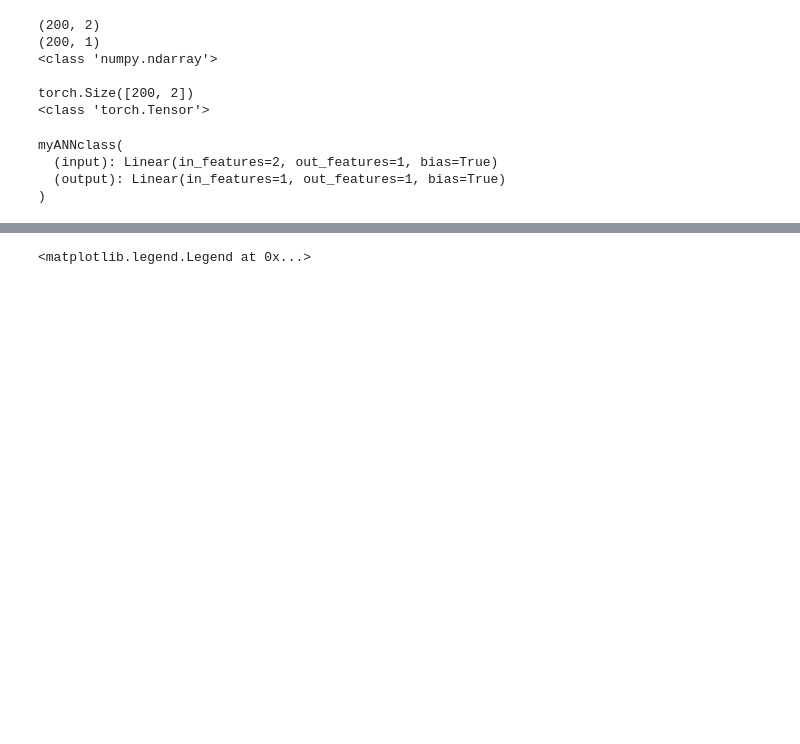
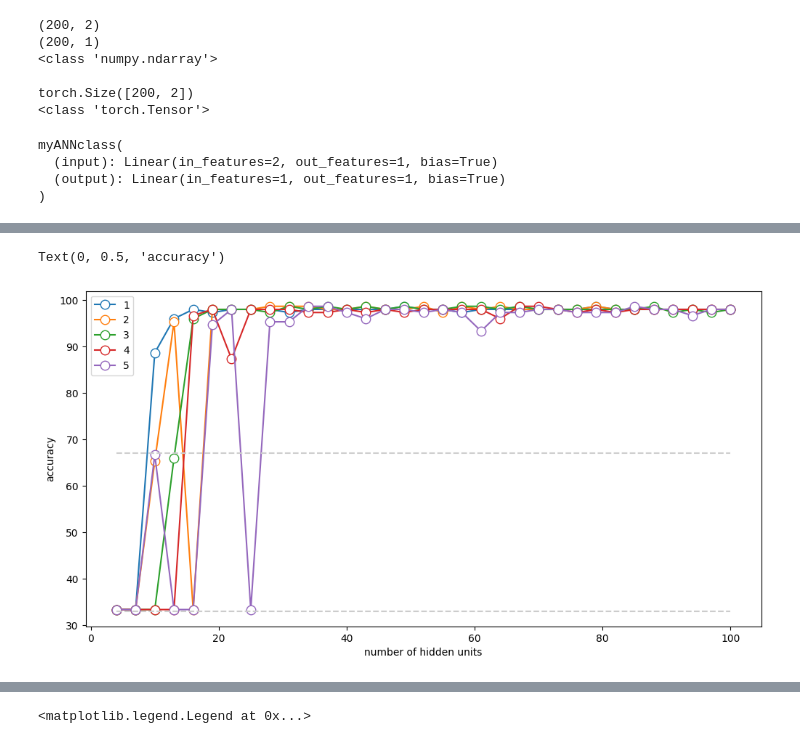
Before and after one commit to taruvaid/Fourier-Neural-Operators, a Jupyter notebook: ANN.ipynb, the cells around one changed output, grey strips where cells are left out. Cells and saved outputs as stored; diff of their text form; code cells hidden in the pictures; blank space fills up the shorter version.

Commit message:
Width vs depth for iris dataset

```diff
--- a/ANN.ipynb
+++ b/ANN.ipynb
@@ -1518,0 +1635,17 @@ tensor(96.)
+# %%
+#Experiment comparing results with varying width and depths
+
+numlayers = range(1,6)
+numunits = np.arange(4,101,3) #width
+
+#initialize output matrices
+accuracies = np.zeros((len(numunits),len(numlayers)))
+totalparams = np.zeros((len(numunits),len(numlayers)))
+
+numepochs = 2500
+
+for unitidx in range(len(numunits)):
+  for layeridx in range(len(numlayers)):
+
+    model = ANNiris(unitidx,layeridx)
+    accuracies[unitidx,layeridx],totalparams[unitidx,layeridx] = train(model)
@@ -1518,0 +1672,11 @@ tensor(96.)
+# %%
+fig,ax = plt.subplots(1,figsize = (12,6))
+plt.plot(numunits, accuracies,'o-',markerfacecolor = 'w',markersize = 9)
+plt.plot(numunits[[0,-1]],[33,33],"--",color = [0.8,0.8,0.8])
+plt.plot(numunits[[0,-1]],[67,67],"--",color = [0.8,0.8,0.8])
+plt.legend(numlayers)
+plt.xlabel("number of hidden units")
+plt.ylabel("accuracy")
+# %% [output]
+Text(0, 0.5, 'accuracy')
+[figure, added]
```
Also changed, not shown: parts of 16 cells of this notebook.
